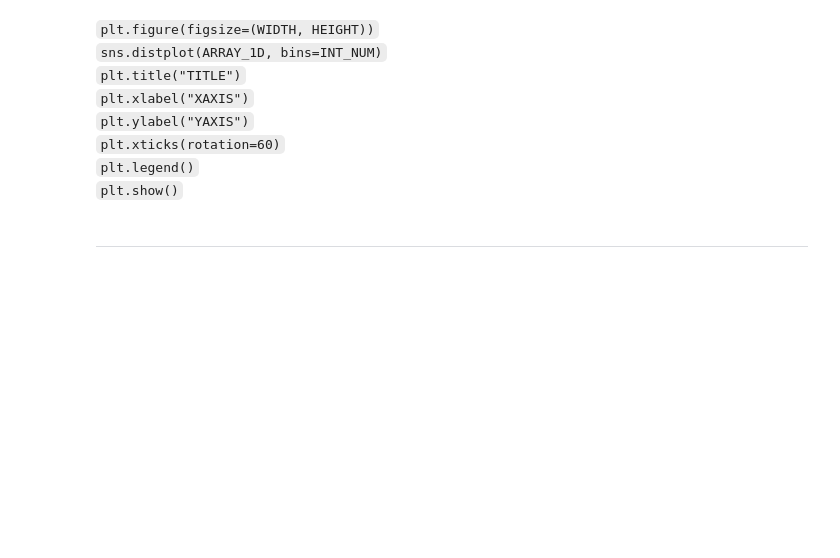
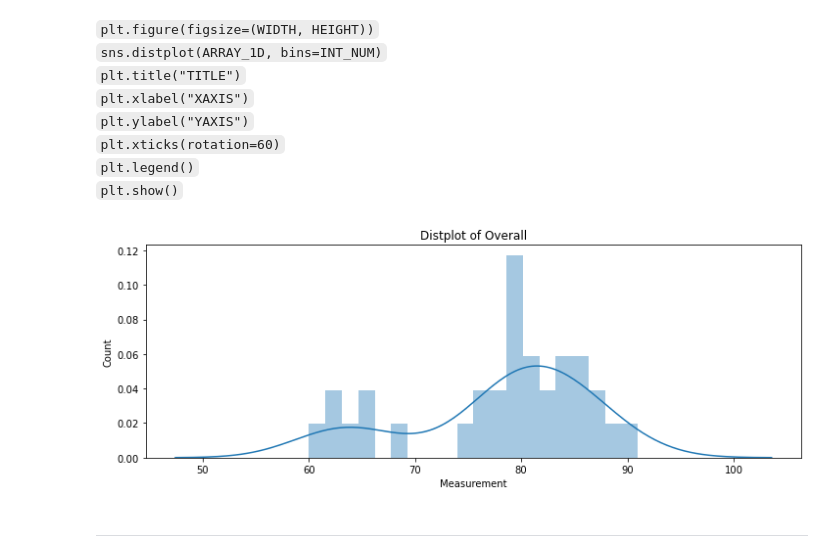
Before and after one commit to shounak8/youtube_notebooks, a Jupyter notebook: Data_Visualization/matplotlib_seaborn/seaborn_solved.ipynb, the cells around one changed output. Cells and saved outputs as stored; diff of their text form; code cells hidden in the pictures; blank space fills up the shorter version.

```diff
--- a/Data_Visualization/matplotlib_seaborn/seaborn_solved.ipynb
+++ b/Data_Visualization/matplotlib_seaborn/seaborn_solved.ipynb
@@ -112,6 +147,14 @@ pairplot_list = ['overall', 'potential', 'value_eur', 'wage_eur', 'age', 'prefer
 `plt.show()`
 # %%
 # CODE BLOCK
+plt.figure(figsize=(12, 4))
+sns.distplot(mufc_df.overall, bins=20)
+plt.title("Distplot of Overall")
+plt.xlabel("Measurement")
+plt.ylabel("Count")
+plt.show()
+# %% [output]
+[figure, added]
 # %% [markdown]
 ---
 # %% [markdown]
```
Also changed, not shown: parts of 21 cells of this notebook.
